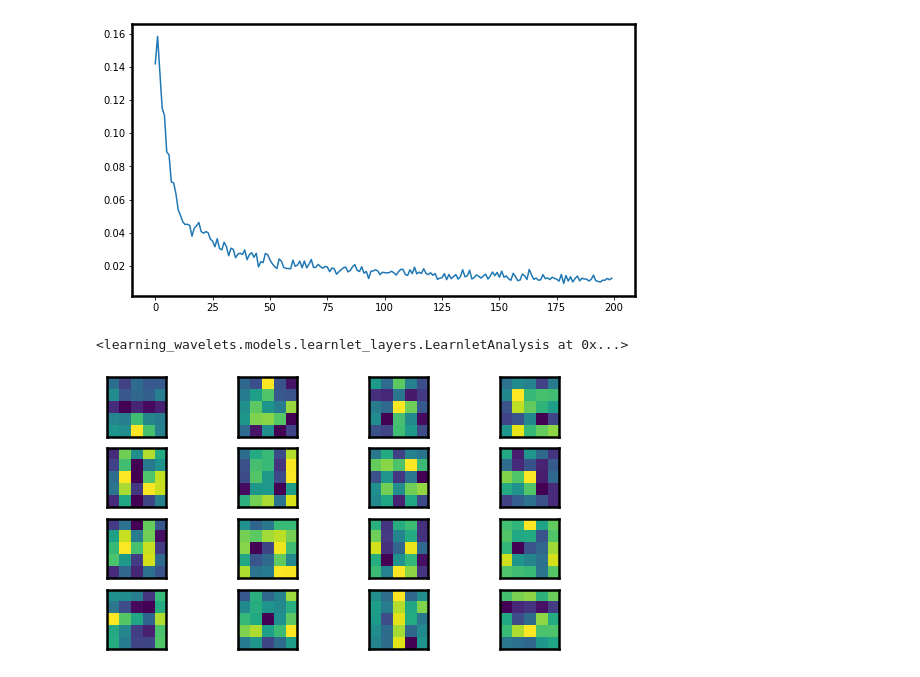
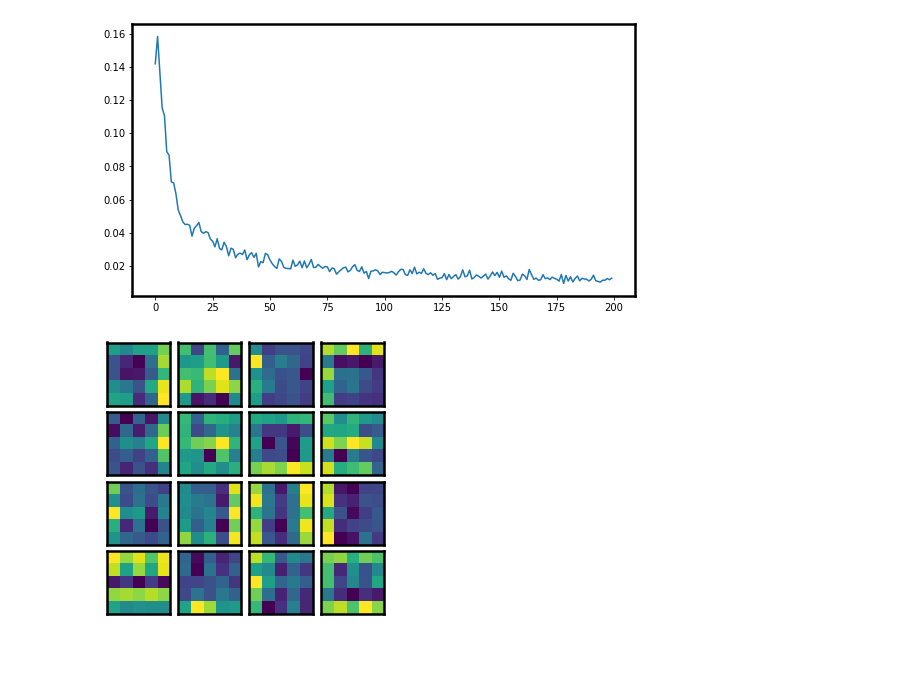
Before and after one commit to zaccharieramzi/understanding-unets, a Jupyter notebook: experiments/learnlet_filters.ipynb, the cells around one changed output. Saved outputs shown, nothing was run; the diff lists cells and outputs as text; code cells hidden in the pictures.

Commit message:
updated plots of learnlet filters in ver hor exp

```diff
--- a/experiments/learnlet_filters.ipynb
+++ b/experiments/learnlet_filters.ipynb
@@ -127,35 +127,26 @@ plt.plot(history.history['loss'])
 [figure]
 # %%
 plt.rcParams["axes.edgecolor"] = "black"
-plt.rcParams["figure.figsize"] = (9, 5)
+plt.rcParams["figure.figsize"] = (5, 5)
 plt.rcParams["axes.linewidth"] = 2.50
-# %%
-model.layers[0]
-# %% [output]
-<learning_wavelets.models.learnlet_layers.LearnletAnalysis at 0x...>
 # %%
 analysis_kernels = np.zeros((5,5,5,1,16))
 synthesis_kernels = np.zeros((5,5,5,17,1))
 for i in range(5):
   analysis_kernels[i] = np.copy(model.layers[0].convs_detail_tiling[i].get_weights())
 
 for i in range(5):
   synthesis_kernels[i] = np.copy(model.layers[2].convs_groupping[i].get_weights())
 base_f = 4
-scale = 3
+scale = 0
 
-fig, axs = plt.subplots(base_f, base_f, sharex=True, sharey=True)
+fig, axs = plt.subplots(base_f, base_f, sharex=True, sharey=True, gridspec_kw={'hspace': 0.1, 'wspace': 0.1})
 for i in range(base_f):
   for j in range(base_f):
     axs[i, j].imshow(np.squeeze(analysis_kernels[scale, ..., i * base_f + j]))
     axs[i, j].get_xaxis().set_ticks([])
     axs[i, j].get_yaxis().set_ticks([])
-
-# fig, axs = plt.subplots(base_f, base_f, sharex=True, sharey=True)
-# for i in range(base_f):
-#   for j in range(base_f):
-#     axs[i, j].imshow(np.squeeze(synthesis_kernels[scale, ..., i * base_f + j, :]))
-#     axs[i, j].get_xaxis().set_ticks([])
-#     axs[i, j].get_yaxis().set_ticks([])
+plt.tight_layout()
+plt.savefig('hor_ver_filters.pdf', dpi=300, bbox_inches='tight')
 # %% [output]
-[figure, old version]
+[figure, new version]
```
Also changed, not shown: parts of 1 cell of this notebook.
